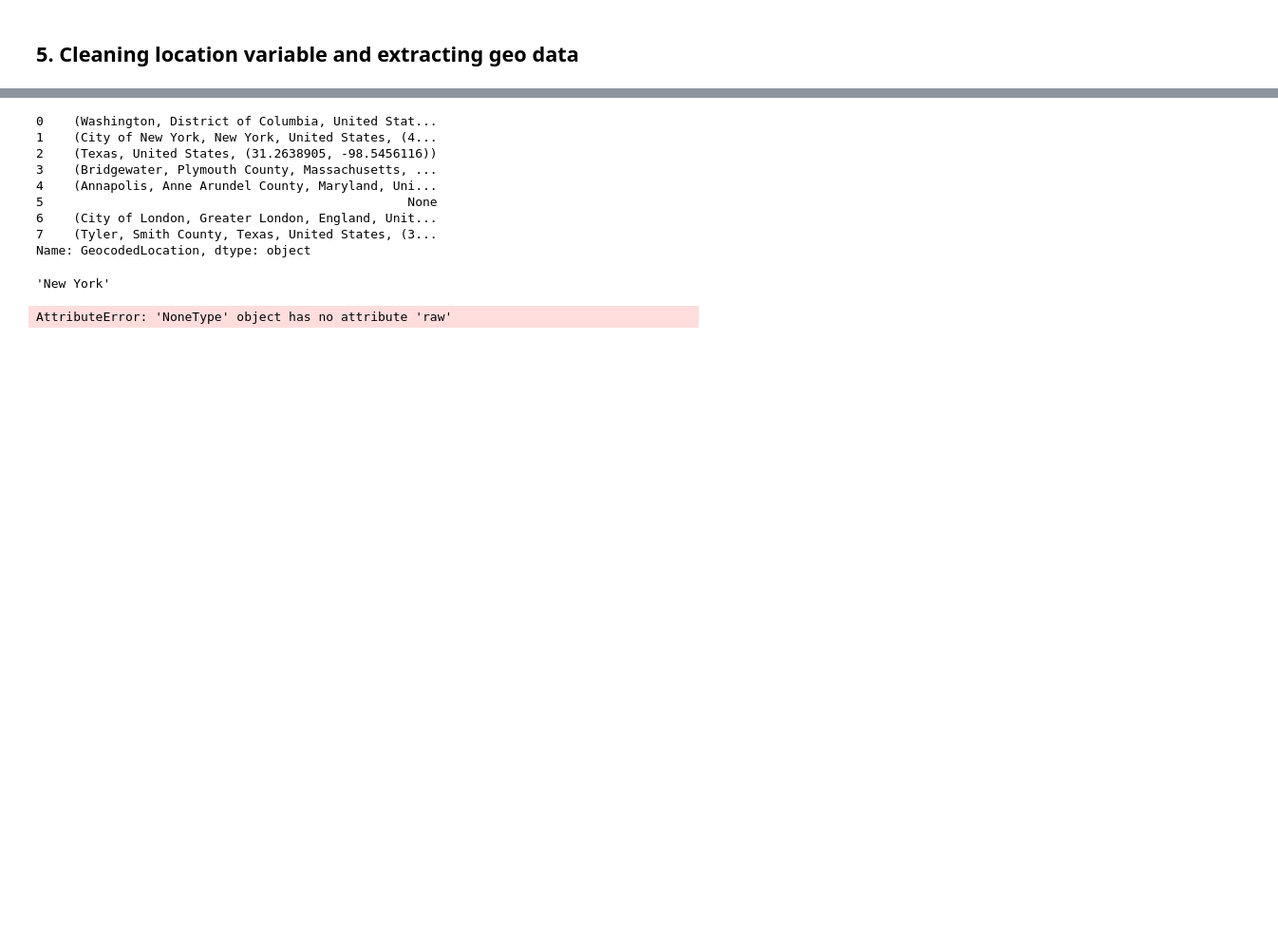
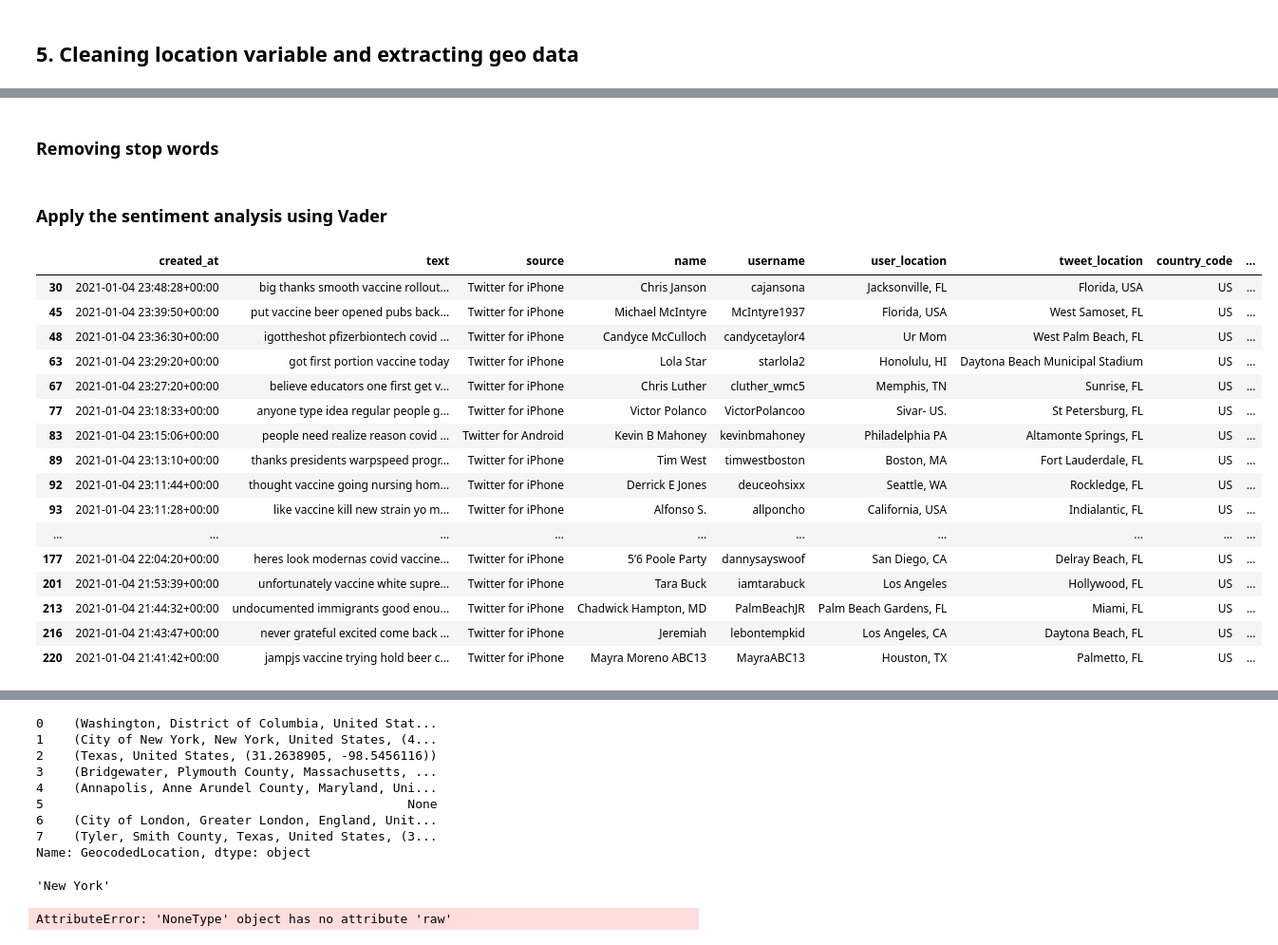
Before and after one commit to ChristianFogtdal/2Heste, a Jupyter notebook: Exam Project/Actual Exam project.ipynb, the cells around one changed output, grey strips where cells are left out. Shown: that part at 95% size. Drawn from its saved outputs; the diff is of its cells as text; code cells hidden in the pictures; blank space fills up the shorter version.

```diff
--- a/Exam Project/Actual Exam project.ipynb
+++ b/Exam Project/Actual Exam project.ipynb
@@ -288,0 +298,60 @@ def get_tweet_sentiment(self, tweet):
+# %%
+def demojize_text(text_tweet):
+    """
+    translates emojis to text.
+    """
+    return emoji.demojize(text_tweet, delimiters=("", " "))
+
+tweets_df2['text'] = tweets_df2['text'].apply(demojize_text)
+# %% [markdown]
+### Removing stop words
+# %%
+def remove_stopwords(tweet_text):
+    """
+    removes stop words defined by package nltk.corpus
+    """
+    stop = stopwords.words('english')
+    tweet_text = " ".join([word for word in tweet_text.split() if word not in (stop)])
+    return tweet_text
+
+tweets_df2['text'] = tweets_df2['text'].apply(remove_stopwords)
+# %% [markdown]
+### Apply the sentiment analysis using Vader
+# %%
+# Vader sentiment analysis
+def sentiment_analyser(tweet_text):
+    """
+    Using Vader as sentiment analyser.
+    Vader outputs neg, neu, pos and compound, - we only keep compound.
+    This is done for each tweet.
+    """
+    analyser= SentimentIntensityAnalyzer()
+    sentiment_score = analyser.polarity_scores(tweet_text)["compound"]
+    return sentiment_score
+
+# sentiment score from -1 to 1
+tweets_df2['sentiment_score'] = tweets_df2['text'].apply(sentiment_analyser)
+
+# boolean value is 0 if sentiment is negative, else 1
+tweets_df2['tweet_sentiment'] = [0 if i < 0 else 1 for i in tweets_df2.sentiment_score]
+# %%
+tweets_df2_test = tweets_df2.loc[tweets_df2['state'] == 'Florida']
+tweets_df2_test
+# %% [output]
+|  | created_at | text | source | name | username | user_location | tweet_location | country_code | ... |
+| 30 | 2021-01-04 23:48:28+00:00 | big thanks smooth vaccine rollout... | Twitter for iPhone | Chris Janson | cajansona | Jacksonville, FL | Florida, USA | US | ... |
+| 45 | 2021-01-04 23:39:50+00:00 | put vaccine beer opened pubs back... | Twitter for iPhone | Michael McIntyre | McIntyre1937 | Florida, USA | West Samoset, FL | US | ... |
+| 48 | 2021-01-04 23:36:30+00:00 | igottheshot pfizerbiontech covid ... | Twitter for iPhone | Candyce McCulloch | candycetaylor4 | Ur Mom | West Palm Beach, FL | US | ... |
+| 63 | 2021-01-04 23:29:20+00:00 | got first portion vaccine today | Twitter for iPhone | Lola Star | starlola2 | Honolulu, HI | Daytona Beach Municipal Stadium | US | ... |
+| 67 | 2021-01-04 23:27:20+00:00 | believe educators one first get v... | Twitter for iPhone | Chris Luther | cluther_wmc5 | Memphis, TN | Sunrise, FL | US | ... |
+| 77 | 2021-01-04 23:18:33+00:00 | anyone type idea regular people g... | Twitter for iPhone | Victor Polanco | VictorPolancoo | Sivar- US. | St Petersburg, FL | US | ... |
+| 83 | 2021-01-04 23:15:06+00:00 | people need realize reason covid ... | Twitter for Android | Kevin B Mahoney | kevinbmahoney | Philadelphia PA | Altamonte Springs, FL | US | ... |
+| 89 | 2021-01-04 23:13:10+00:00 | thanks presidents warpspeed progr... | Twitter for iPhone | Tim West | timwestboston | Boston, MA | Fort Lauderdale, FL | US | ... |
+| 92 | 2021-01-04 23:11:44+00:00 | thought vaccine going nursing hom... | Twitter for iPhone | Derrick E Jones | deuceohsixx | Seattle, WA | Rockledge, FL | US | ... |
+| 93 | 2021-01-04 23:11:28+00:00 | like vaccine kill new strain yo m... | Twitter for iPhone | Alfonso S. | allponcho | California, USA | Indialantic, FL | US | ... |
+| ... | ... | ... | ... | ... | ... | ... | ... | ... | ... |
+| 177 | 2021-01-04 22:04:20+00:00 | heres look modernas covid vaccine... | Twitter for iPhone | 5’6 Poole Party | dannysayswoof | San Diego, CA | Delray Beach, FL | US | ... |
+| 201 | 2021-01-04 21:53:39+00:00 | unfortunately vaccine white supre... | Twitter for iPhone | Tara Buck | iamtarabuck | Los Angeles | Hollywood, FL | US | ... |
+| 213 | 2021-01-04 21:44:32+00:00 | undocumented immigrants good enou... | Twitter for iPhone | Chadwick Hampton, MD | PalmBeachJR | Palm Beach Gardens, FL | Miami, FL | US | ... |
+| 216 | 2021-01-04 21:43:47+00:00 | never grateful excited come back ... | Twitter for iPhone | Jeremiah | lebontempkid | Los Angeles, CA | Daytona Beach, FL | US | ... |
+| 220 | 2021-01-04 21:41:42+00:00 | jampjs vaccine trying hold beer c... | Twitter for iPhone | Mayra Moreno ABC13 | MayraABC13 | Houston, TX | Palmetto, FL | US | ... |
```
Also changed, not shown: parts of 41 cells of this notebook, 2 other files.
